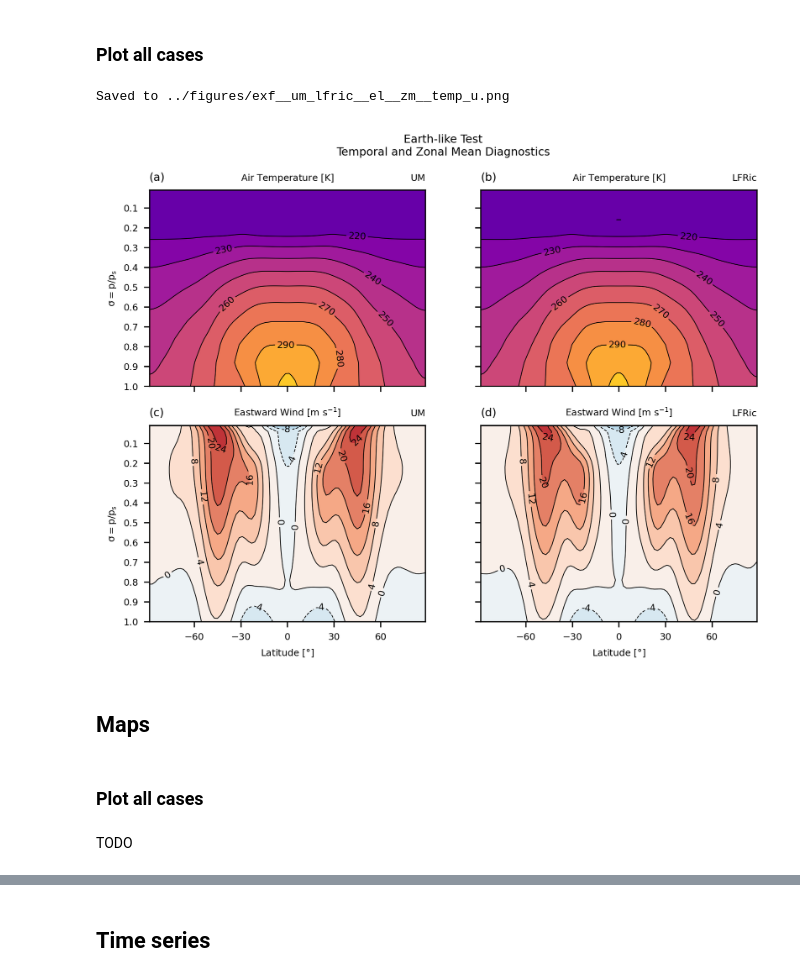
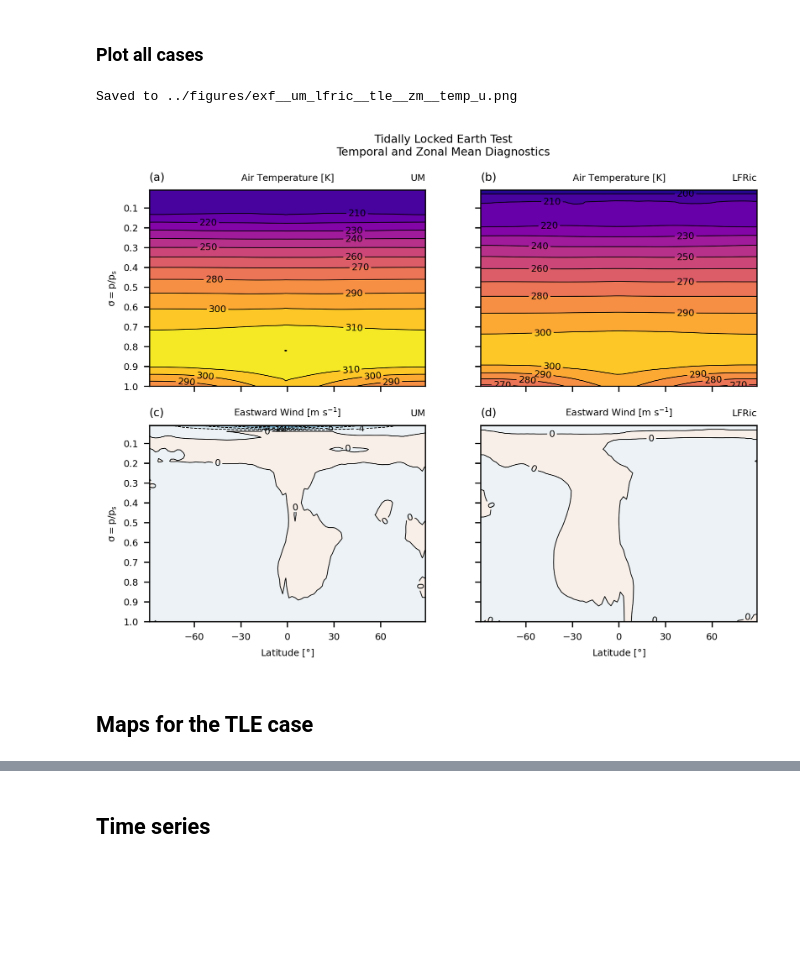
Before and after one commit to dennissergeev/lfric_exo_bench_code, a Jupyter notebook: src/scripts/External-Forcing.ipynb, the cells around one changed output, grey strips where cells are left out. Saved outputs shown, nothing was run; the diff lists cells and outputs as text; code cells hidden in the pictures; blank space fills up the shorter version.

```diff
--- a/src/scripts/External-Forcing.ipynb
+++ b/src/scripts/External-Forcing.ipynb
@@ -248,11 +248,32 @@ for model_key, model_prop in MODELS.items():
 # lons, lats = lons.points, lats.points
 # %% [markdown]
 ## Zonal mean cross-sections
+# %%
+from datetime import timedelta
+
+from aeolus.coord import get_cube_datetimes
+from iris import Constraint
+
+
+def extract_after_n_days(cube, days=365, model=um):
+    """Extract time slices after the given number of `days`."""
+    dt = get_cube_datetimes(cube)[0]
+    ndays_after = dt + timedelta(days=days)
+    cube_sub = cube.extract(Constraint(**{model.t: lambda t: t.point > ndays_after}))
+    return cube_sub
+
+
+def after_n_day_mean(cube, days=365, model=um):
+    """Average the cube over the last `n` days of its time dimension."""
+    cube_sub = time_mean(
+        extract_after_n_days(cube, days=days, model=model), model=model
+    )
+    return cube_sub
 # %%
 DIAGS = {
     "temp": {
         "recipe": lambda cl, model=um: zonal_mean(
-            last_n_day_mean(cl.extract_cube(model.temp), 1000)
+            after_n_day_mean(cl.extract_cube(model.temp), 200)
         ),
         "title": "Air Temperature",
         "tex_units": "$K$",
@@ -270,7 +291,7 @@ DIAGS = {
     },
     "u": {
         "recipe": lambda cl, model=um: zonal_mean(
-            last_n_day_mean(cl.extract_cube(model.u), 1000)
+            after_n_day_mean(cl.extract_cube(model.u), 200)
         ),
         "title": "Eastward Wind",
         "tex_units": "$m$ $s^{-1}$",
@@ -290,7 +311,7 @@ DIAGS = {
 # %% [markdown]
 ### Plot all cases
 # %%
-for sim_label in ["el"]:
+for sim_label in ["tle"]:
     sim_prop = SIM_CASES[sim_label]
 
     fig = plt.figure(figsize=(7, 5))
@@ -320,36 +341,36 @@ for sim_label in ["el"]:
             ax = axd[f"{diag_key}-{model_key}"]
             tex_units = diag_prop["tex_units"]
             ttl = diag_prop["title"]
             if tex_units != "1":
                 ttl += f" [{tex_units}]"
             ax.set_title(ttl, size="medium", loc="center")
             ax.set_title(model_prop["title"], size="medium", loc="right")
             # if model_key == "lfric":
             #     ax.text(0.5, 0.5, "Coming Soon...", va="center", ha="center")
             #     continue
 
             cube = diag_prop["recipe"](runs_sigma_p[model_key][sim_label], model=model)
             cube.convert_units(tex2cf_units(diag_prop["tex_units"]))
-            x = cube.coord(um.y).points
-            y = cube.coord("atmosphere_hybrid_sigma_pressure_coordinate").points
+            x = cube.coord(model.y).points
+            y = cube.coord(model.s).points
             z = cube.data
 
             plt_items = itemgetter("plt_method", "kw_plt", "add_colorbar", "add_clabel")
             for plt_method, kw_plt, add_colorbar, add_clabel in zip(
                 *plt_items(diag_prop)
             ):
                 pic = getattr(ax, plt_method)(x, y, z, **kw_plt)
                 if add_colorbar:
                     fig.colorbar(pic, ax=ax)
                 if add_clabel:
                     ax.clabel(pic, fmt="%.0f", use_clabeltext=True)
     figsave(
         fig,
         paths.figures
         / f"exf__{'_'.join(MODELS.keys())}__{sim_label}__zm__{'_'.join(DIAGS.keys())}",
     )
 # %% [output]
-Saved to ../figures/exf__um_lfric__el__zm__temp_u.png
+Saved to ../figures/exf__um_lfric__tle__zm__temp_u.png
-[figure, old version]
+[figure, new version]
 # %% [markdown]
-## Maps
+## Maps for the TLE case
@@ -390,8 +572,4 @@ DIAGS = {
         "add_clabel": [False, True],
     },
 }
-# %% [markdown]
-### Plot all cases
-# %% [markdown]
-TODO
 # %%
```
Also changed, not shown: parts of 11 cells of this notebook, 6 other files.
